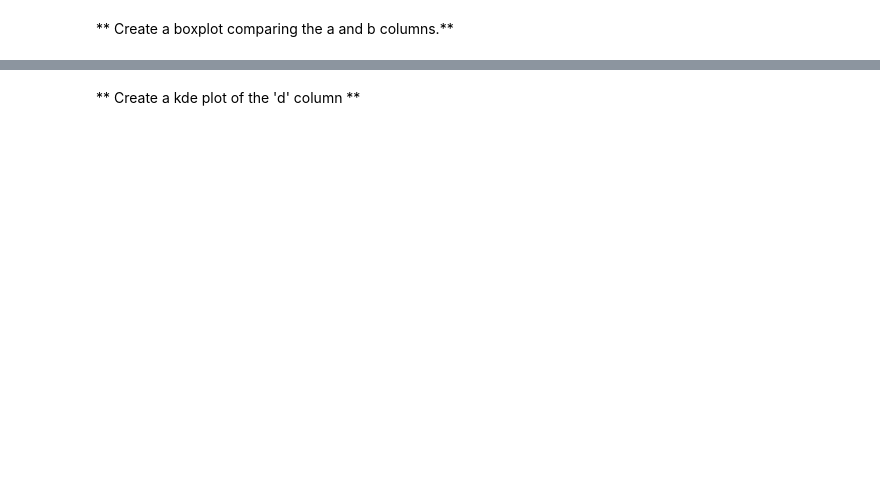
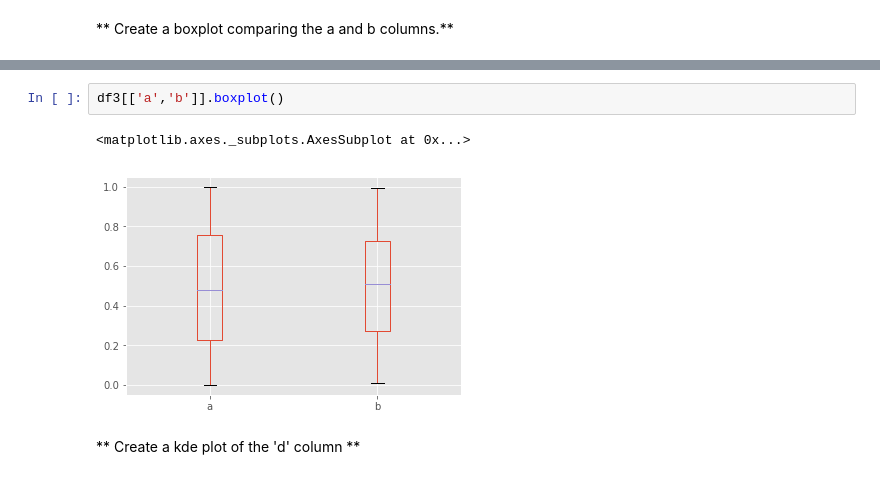
Before and after one commit to RohitPatilRRP/Python-for-Data-Science-and-Machine-Learning-Bootcamp---Udemy, a Jupyter notebook: Python-for-Data-Visualization/Pandas Built-in Data Viz/Pandas Data Visualization Exercise .ipynb, the cells around one changed output, grey strips where cells are left out. Cells and saved outputs as stored; diff of their text form; blank space fills up the shorter version.

```diff
--- a/Python-for-Data-Visualization/Pandas Built-in Data Viz/Pandas Data Visualization Exercise .ipynb
+++ b/Python-for-Data-Visualization/Pandas Built-in Data Viz/Pandas Data Visualization Exercise .ipynb
@@ -59,2 +64,7 @@ df3.head()
+# %%
+df3[['a','b']].boxplot()
+# %% [output]
+<matplotlib.axes._subplots.AxesSubplot at 0x...>
+[figure, added]
 # %% [markdown]
 ** Create a kde plot of the 'd' column **
```
Also changed, not shown: parts of 14 cells of this notebook, 1 other file.
